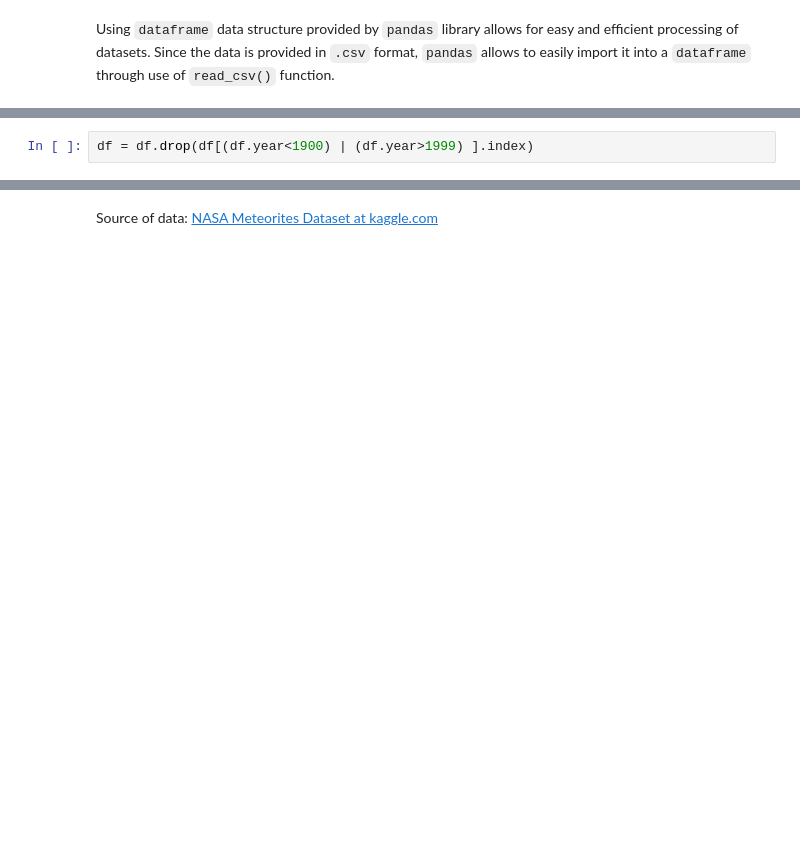
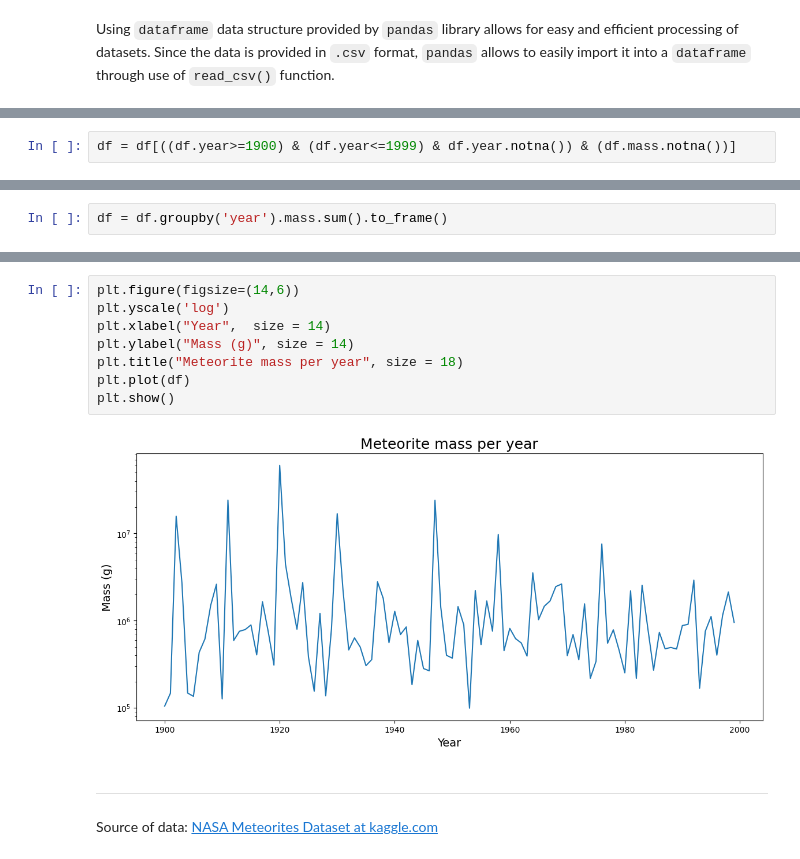
Before and after one commit to lexiestence/lexiestence.github.io, a Jupyter notebook: python/project/main.ipynb, the cells around one changed output, grey strips where cells are left out. Cells and saved outputs as stored; diff of their text form; blank space fills up the shorter version.

```diff
--- a/python/project/main.ipynb
+++ b/python/project/main.ipynb
@@ -35,2 +28,2 @@ Since the original dataset contains data from scope larger than what's necessary
 # %%
-df = df.drop(df[(df.year<1900) | (df.year>1999) ].index)
+df = df[((df.year>=1900) & (df.year<=1999) & df.year.notna()) & (df.mass.notna())]
@@ -45,0 +32,2 @@ latest = df.year.max()
+# %%
+df = df.groupby('year').mass.sum().to_frame()
@@ -46,2 +36,14 @@ latest = df.year.max()
+# %%
+plt.figure(figsize=(14,6))
+plt.yscale('log')
+plt.xlabel("Year",  size = 14)
+plt.ylabel("Mass (g)", size = 14)
+plt.title("Meteorite mass per year", size = 18)
+plt.plot(df)
+plt.show()
+# %% [output]
+[figure, added]
+# %% [markdown]
+***
 # %% [markdown]
 Source of data: [NASA Meteorites Dataset at kaggle.com](https://www.kaggle.com/datasets/sujaykapadnis/meteorites-dataset)
```
Also changed, not shown: parts of 12 cells of this notebook, 1 other file.
